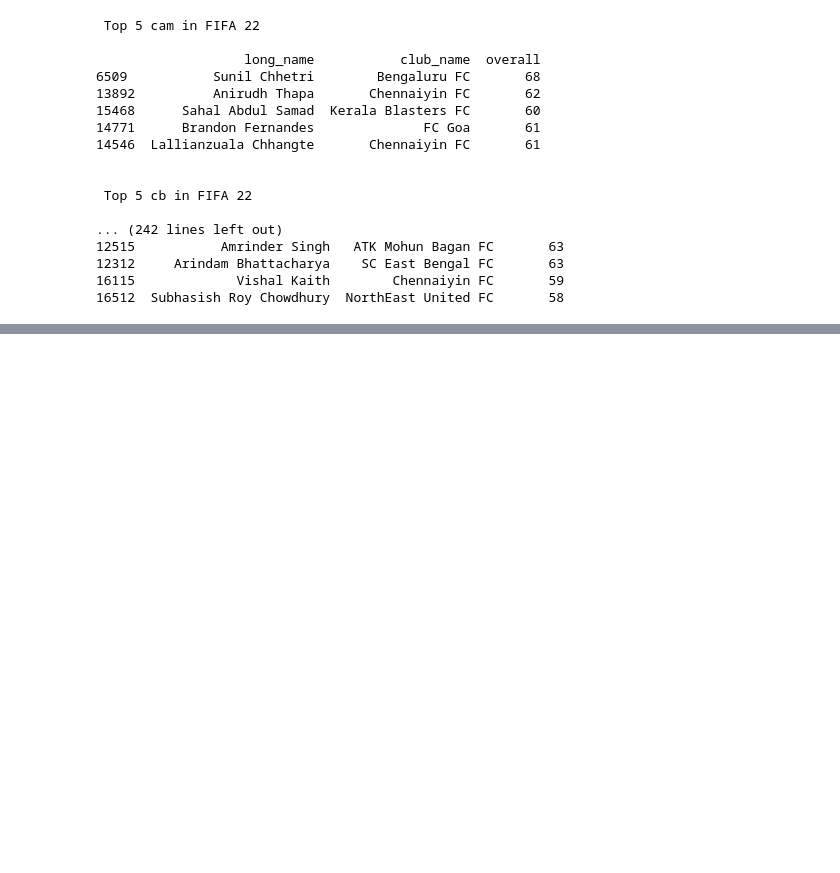
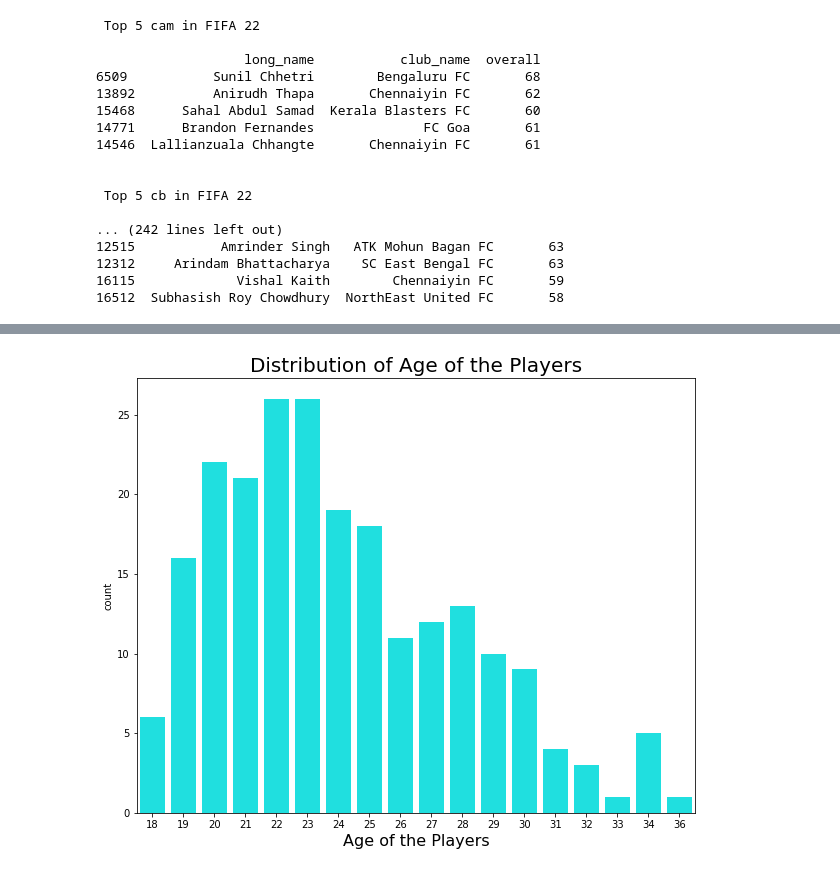
Before and after one commit to ashish993/FIFAIndiaanalysis, a Jupyter notebook: Fifa_India_Analysis.ipynb, the cells around one changed output, grey strips where cells are left out. Drawn from its saved outputs; the diff is of its cells as text; code cells hidden in the pictures; blank space fills up the shorter version.

```diff
--- a/Fifa_India_Analysis.ipynb
+++ b/Fifa_India_Analysis.ipynb
@@ -157,0 +156,9 @@ TypeError: 'str' object is not callable
+# %%
+x = teamindiaall['age']
+plt.figure(figsize=(10,8))
+ax = sns.countplot(x,color='#00ffff')
+ax.set_xlabel(xlabel = 'Age of the Players', fontsize = 16)
+ax.set_title(label = 'Distribution of Age of the Players', fontsize = 20)
+plt.show()
+# %% [output]
+[figure, added]
```
Also changed, not shown: parts of 6 cells of this notebook.
